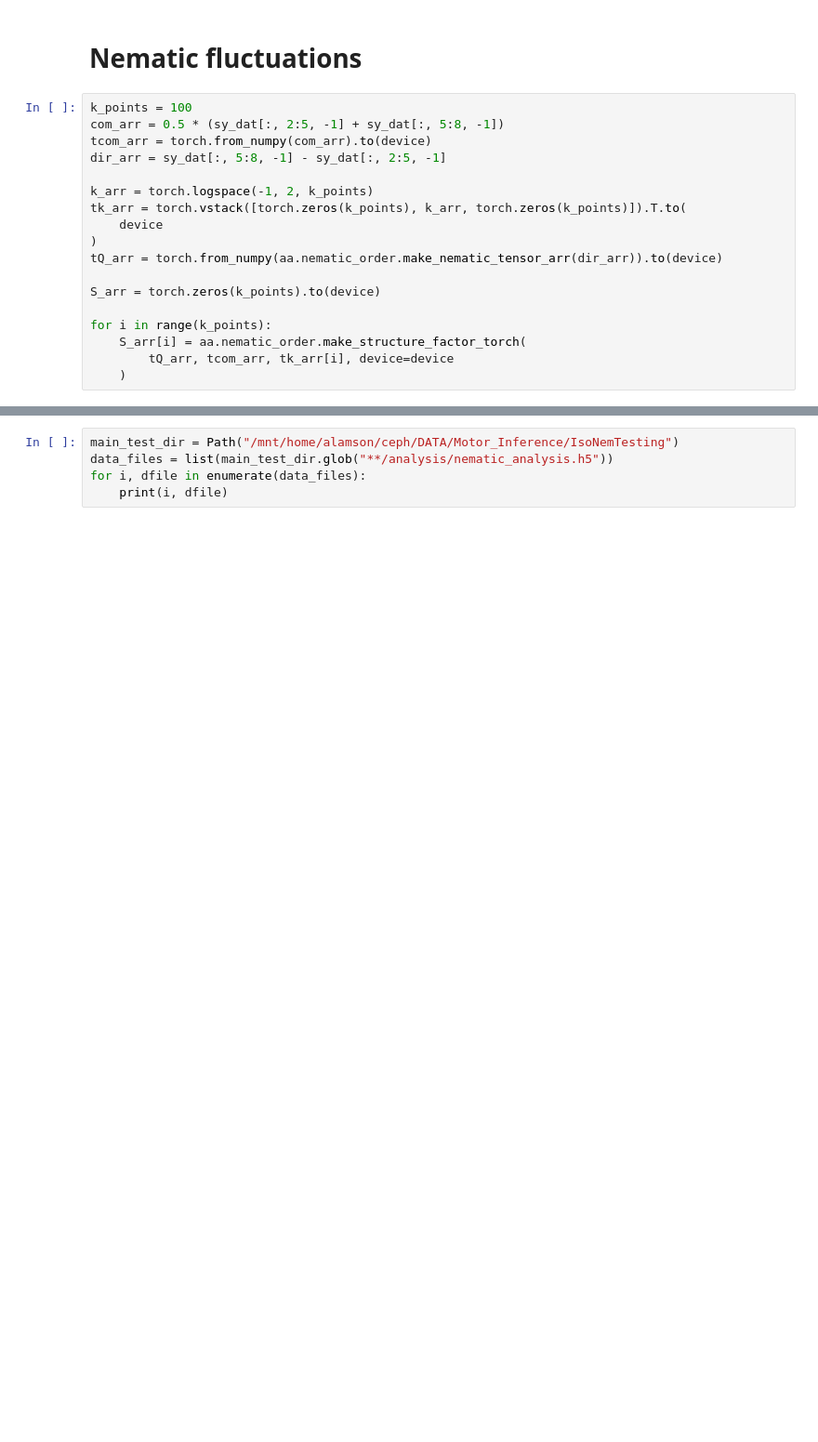
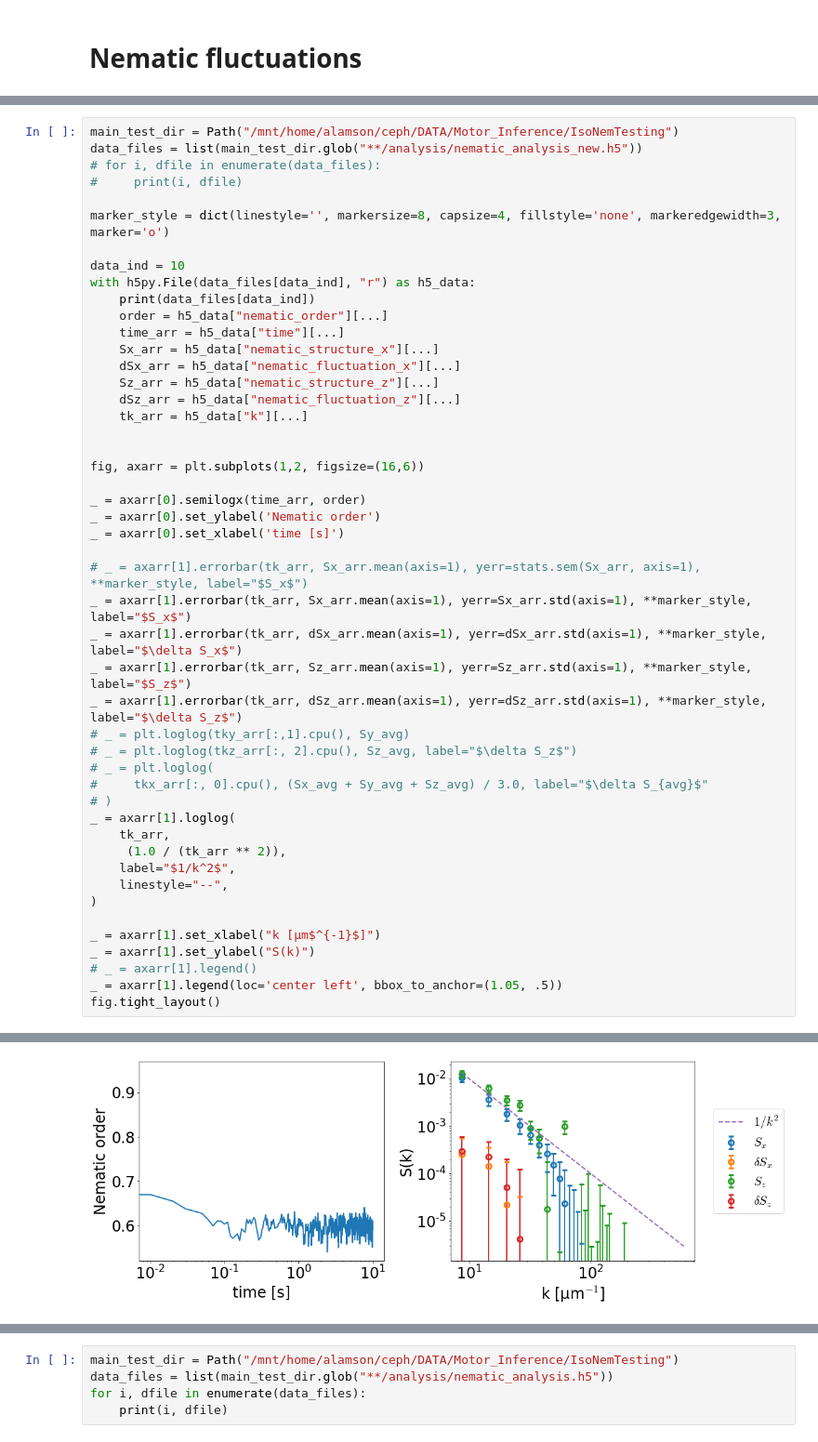
Before and after one commit to flatironinstitute/aLENS_analysis, a Jupyter notebook: notebooks/spindle/01b-iso_nematic_testing_rusty.ipynb, the cells around one changed output, grey strips where cells are left out. Shown at 93% size. Saved outputs shown, nothing was run; the diff lists cells and outputs as text; blank space fills up the shorter version.

Commit message:
Cleaned up nematic analysis

```diff
--- a/notebooks/spindle/01b-iso_nematic_testing_rusty.ipynb
+++ b/notebooks/spindle/01b-iso_nematic_testing_rusty.ipynb
@@ -269,21 +270,3 @@ _ = plt.title("Nematic run (ld=5, rho=0.4, dt=1e-5)")
 [figure]
 # %% [markdown]
 # Nematic fluctuations
-# %%
-k_points = 100
-com_arr = 0.5 * (sy_dat[:, 2:5, -1] + sy_dat[:, 5:8, -1])
-tcom_arr = torch.from_numpy(com_arr).to(device)
-dir_arr = sy_dat[:, 5:8, -1] - sy_dat[:, 2:5, -1]
-
-k_arr = torch.logspace(-1, 2, k_points)
-tk_arr = torch.vstack([torch.zeros(k_points), k_arr, torch.zeros(k_points)]).T.to(
-    device
-)
-tQ_arr = torch.from_numpy(aa.nematic_order.make_nematic_tensor_arr(dir_arr)).to(device)
-
-S_arr = torch.zeros(k_points).to(device)
-
-for i in range(k_points):
-    S_arr[i] = aa.nematic_order.make_structure_factor_torch(
-        tQ_arr, tcom_arr, tk_arr[i], device=device
-    )
@@ -511,0 +273,49 @@ _ = plt.ylabel("S(k)")
+# %%
+main_test_dir = Path("/mnt/home/alamson/ceph/DATA/Motor_Inference/IsoNemTesting")
+data_files = list(main_test_dir.glob("**/analysis/nematic_analysis_new.h5"))
+# for i, dfile in enumerate(data_files):
+#     print(i, dfile)
+
+marker_style = dict(linestyle='', markersize=8, capsize=4, fillstyle='none', markeredgewidth=3, marker='o')
+
+data_ind = 10
+with h5py.File(data_files[data_ind], "r") as h5_data:
+    print(data_files[data_ind])
+    order = h5_data["nematic_order"][...]
+    time_arr = h5_data["time"][...]
+    Sx_arr = h5_data["nematic_structure_x"][...]
+    dSx_arr = h5_data["nematic_fluctuation_x"][...]
+    Sz_arr = h5_data["nematic_structure_z"][...]
+    dSz_arr = h5_data["nematic_fluctuation_z"][...]
+    tk_arr = h5_data["k"][...]
+
+
+fig, axarr = plt.subplots(1,2, figsize=(16,6))
+
+_ = axarr[0].semilogx(time_arr, order)
+_ = axarr[0].set_ylabel('Nematic order')
+_ = axarr[0].set_xlabel('time [s]')
+
+# _ = axarr[1].errorbar(tk_arr, Sx_arr.mean(axis=1), yerr=stats.sem(Sx_arr, axis=1), **marker_style, label="$S_x$")
+_ = axarr[1].errorbar(tk_arr, Sx_arr.mean(axis=1), yerr=Sx_arr.std(axis=1), **marker_style, label="$S_x$")
+_ = axarr[1].errorbar(tk_arr, dSx_arr.mean(axis=1), yerr=dSx_arr.std(axis=1), **marker_style, label="$\delta S_x$")
+_ = axarr[1].errorbar(tk_arr, Sz_arr.mean(axis=1), yerr=Sz_arr.std(axis=1), **marker_style, label="$S_z$")
+_ = axarr[1].errorbar(tk_arr, dSz_arr.mean(axis=1), yerr=dSz_arr.std(axis=1), **marker_style, label="$\delta S_z$")
+# _ = plt.loglog(tky_arr[:,1].cpu(), Sy_avg)
+# _ = plt.loglog(tkz_arr[:, 2].cpu(), Sz_avg, label="$\delta S_z$")
+# _ = plt.loglog(
+#     tkx_arr[:, 0].cpu(), (Sx_avg + Sy_avg + Sz_avg) / 3.0, label="$\delta S_{avg}$"
+# )
+_ = axarr[1].loglog(
+    tk_arr,
+     (1.0 / (tk_arr ** 2)),
+    label="$1/k^2$",
+    linestyle="--",
+)
+
+_ = axarr[1].set_xlabel("k [μm$^{-1}$]")
+_ = axarr[1].set_ylabel("S(k)")
+# _ = axarr[1].legend()
+_ = axarr[1].legend(loc='center left', bbox_to_anchor=(1.05, .5))
+fig.tight_layout()
+# %% [output]
@@ -511,0 +323 @@ _ = plt.ylabel("S(k)")
+[figure, added]
```
Also changed, not shown: parts of 27 cells of this notebook.
